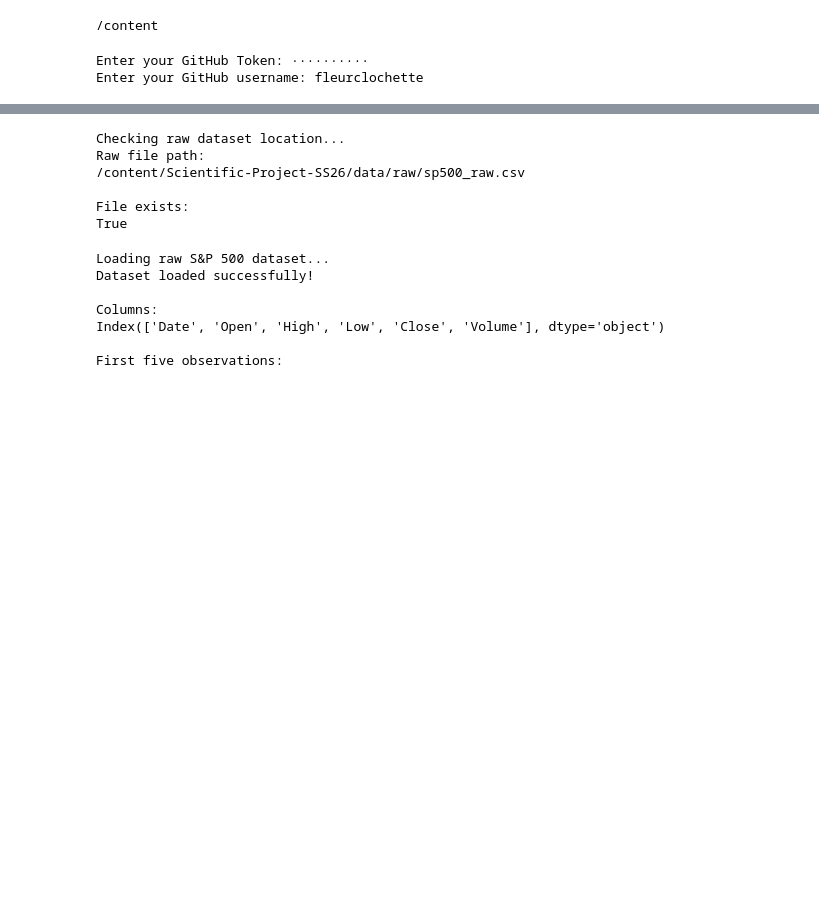
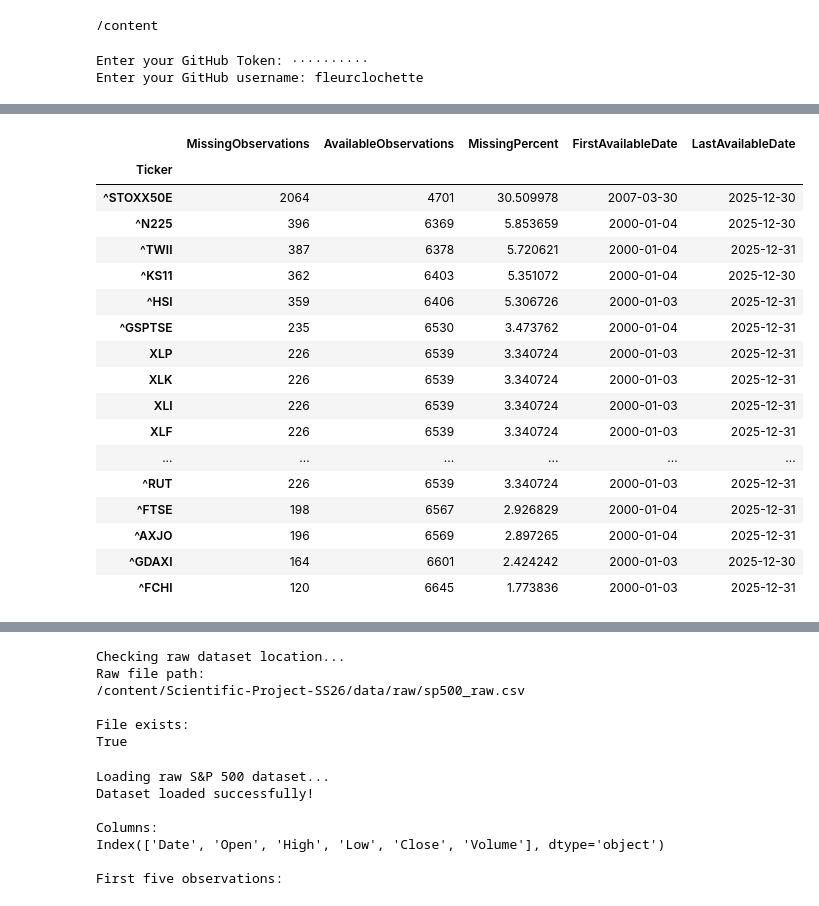
Before and after one commit to fleurclochette/Scientific-Project-SS26-Group-8, a Jupyter notebook: notebooks/02c_preprocessing_multi_asset.ipynb, the cells around one changed output, grey strips where cells are left out. Cells and saved outputs as stored; diff of their text form; code cells hidden in the pictures; blank space fills up the shorter version.

```diff
--- a/notebooks/02c_preprocessing_multi_asset.ipynb
+++ b/notebooks/02c_preprocessing_multi_asset.ipynb
@@ -35,0 +149,41 @@ Fast-forward
+# %%
+# Inspect missing data
+missing_summary = pd.DataFrame({
+    "MissingObservations": close_prices.isna().sum(),
+    "AvailableObservations": close_prices.notna().sum(),
+    "MissingPercent": close_prices.isna().mean() * 100,
+    "FirstAvailableDate": [
+        close_prices[col].first_valid_index()
+        for col in close_prices.columns
+    ],
+    "LastAvailableDate": [
+        close_prices[col].last_valid_index()
+        for col in close_prices.columns
+    ]
+})
+
+missing_summary = missing_summary.sort_values(
+    "MissingObservations",
+    ascending=False
+)
+
+display(missing_summary)
+# %% [output]
+|  | MissingObservations | AvailableObservations | MissingPercent | FirstAvailableDate | LastAvailableDate |
+| Ticker |  |  |  |  |  |
+| ^STOXX50E | 2064 | 4701 | 30.509978 | 2007-03-30 | 2025-12-30 |
+| ^N225 | 396 | 6369 | 5.853659 | 2000-01-04 | 2025-12-30 |
+| ^TWII | 387 | 6378 | 5.720621 | 2000-01-04 | 2025-12-31 |
+| ^KS11 | 362 | 6403 | 5.351072 | 2000-01-04 | 2025-12-30 |
+| ^HSI | 359 | 6406 | 5.306726 | 2000-01-03 | 2025-12-31 |
+| ^GSPTSE | 235 | 6530 | 3.473762 | 2000-01-04 | 2025-12-31 |
+| XLP | 226 | 6539 | 3.340724 | 2000-01-03 | 2025-12-31 |
+| XLK | 226 | 6539 | 3.340724 | 2000-01-03 | 2025-12-31 |
+| XLI | 226 | 6539 | 3.340724 | 2000-01-03 | 2025-12-31 |
+| XLF | 226 | 6539 | 3.340724 | 2000-01-03 | 2025-12-31 |
+| ... | ... | ... | ... | ... | ... |
+| ^RUT | 226 | 6539 | 3.340724 | 2000-01-03 | 2025-12-31 |
+| ^FTSE | 198 | 6567 | 2.926829 | 2000-01-04 | 2025-12-31 |
+| ^AXJO | 196 | 6569 | 2.897265 | 2000-01-04 | 2025-12-31 |
+| ^GDAXI | 164 | 6601 | 2.424242 | 2000-01-03 | 2025-12-30 |
+| ^FCHI | 120 | 6645 | 1.773836 | 2000-01-03 | 2025-12-31 |
```
Also changed, not shown: parts of 22 cells of this notebook.
